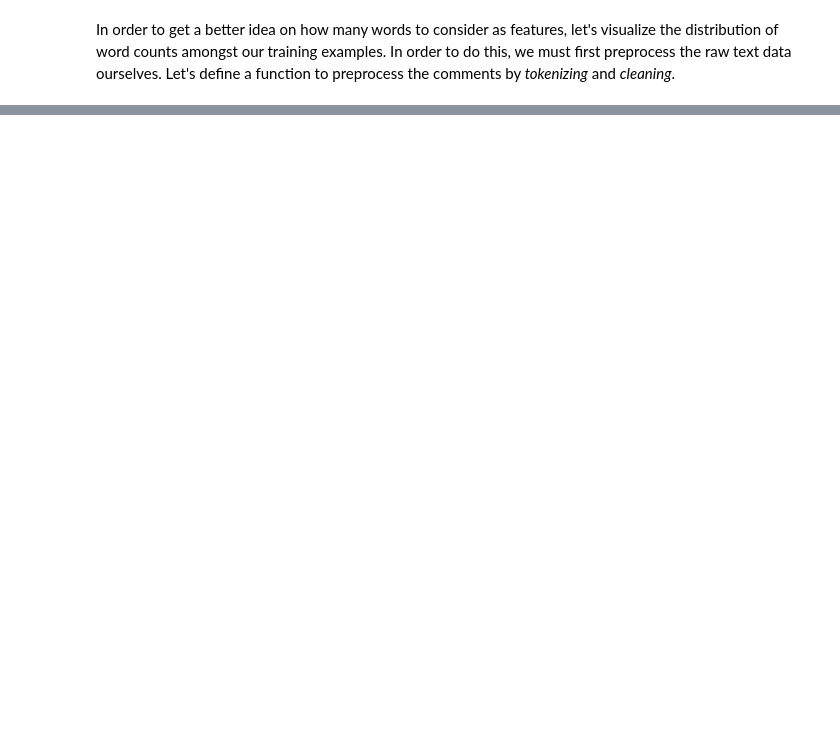
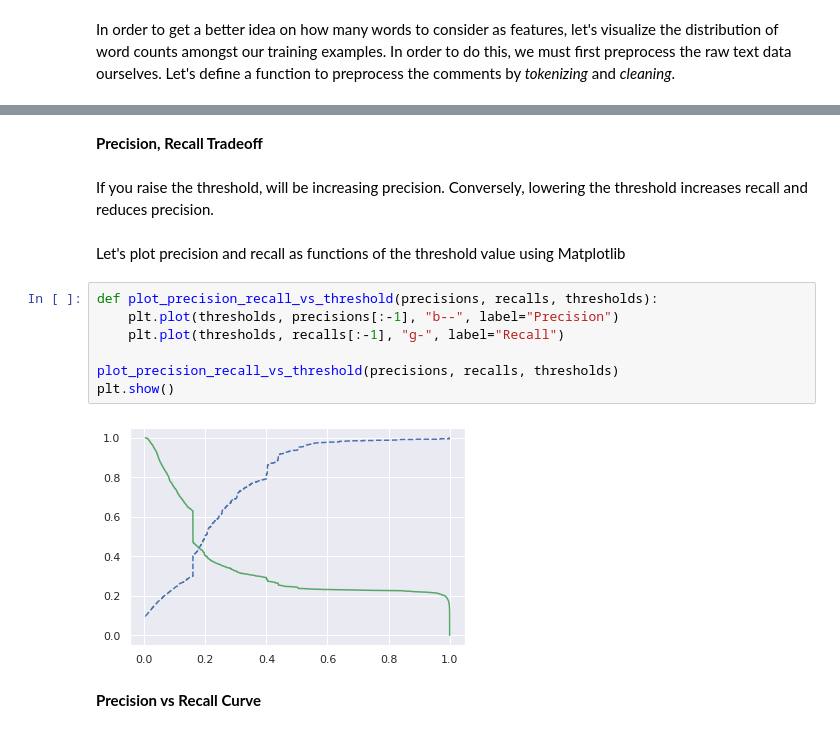
Before and after one commit to marabian/toxic-comment-classification, a Jupyter notebook: toxic-comment-classification.ipynb, the cells around one changed output, grey strips where cells are left out. Drawn from its saved outputs; the diff is of its cells as text; blank space fills up the shorter version.

```diff
--- a/toxic-comment-classification.ipynb
+++ b/toxic-comment-classification.ipynb
@@ -243,0 +457,18 @@ nltk.tokenize.casual.reduce_lengthening("I AAAAAAAAAAM 23 doesn't decoration")
+# %% [markdown]
+**Precision, Recall Tradeoff**
+# %% [markdown]
+If you raise the threshold, will be increasing precision. Conversely, lowering the threshold increases recall and reduces precision.
+# %% [markdown]
+Let's plot precision and recall as functions of the threshold value using
+Matplotlib
+# %%
+def plot_precision_recall_vs_threshold(precisions, recalls, thresholds):
+    plt.plot(thresholds, precisions[:-1], "b--", label="Precision")
+    plt.plot(thresholds, recalls[:-1], "g-", label="Recall")
+
+plot_precision_recall_vs_threshold(precisions, recalls, thresholds)
+plt.show()
+# %% [output]
+[figure, added]
+# %% [markdown]
+**Precision vs Recall Curve**
```
Also changed, not shown: parts of 63 cells of this notebook, 1 other file.
